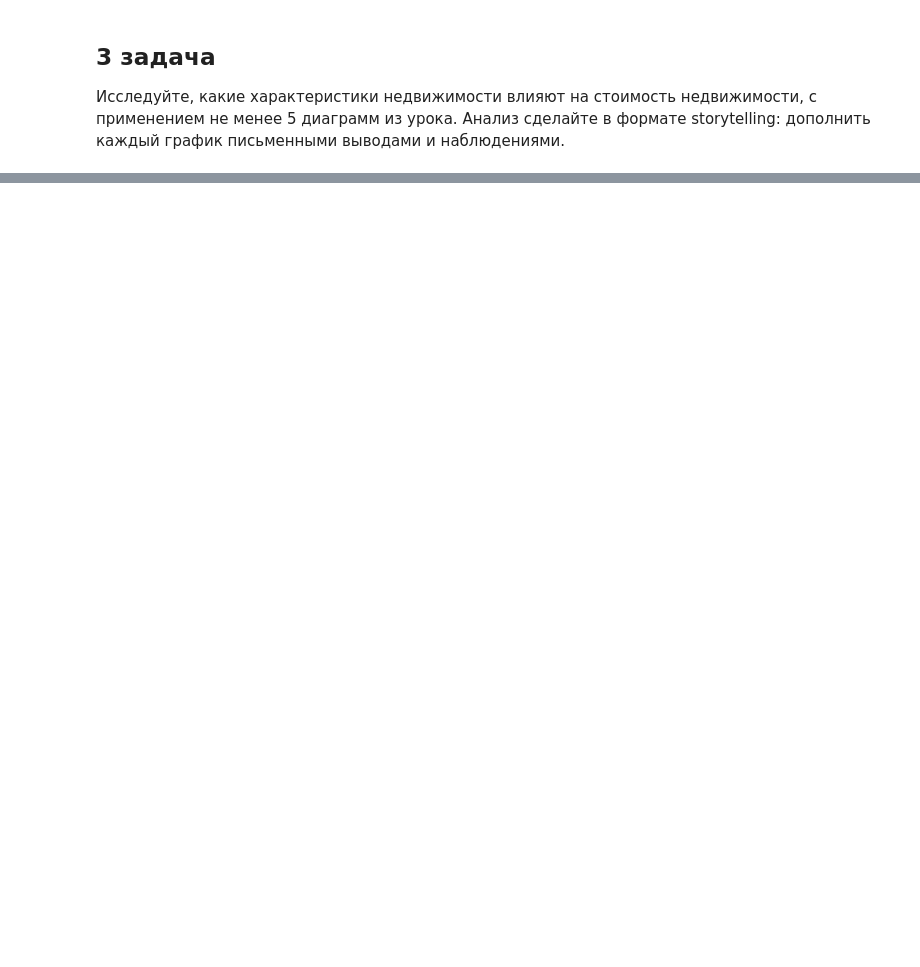
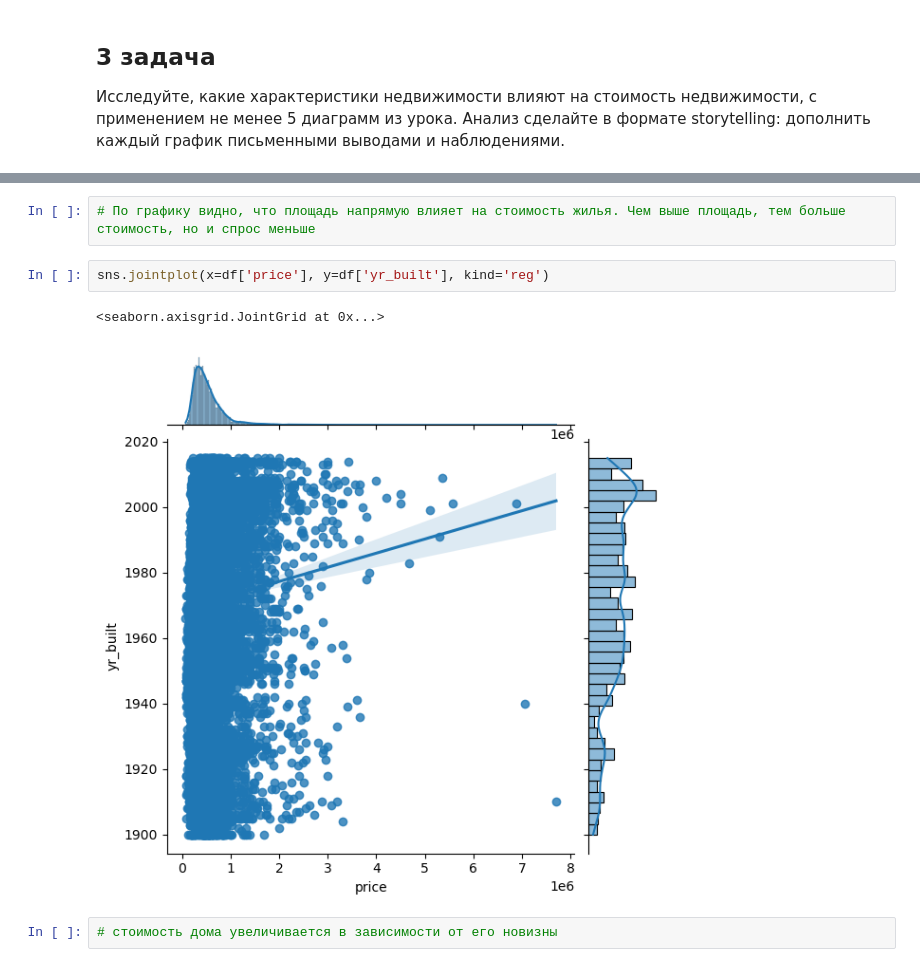
Before and after one commit to Svetabtr/Homework_Python-Jupyter, a Jupyter notebook: HW_4.ipynb, the cells around one changed output, grey strips where cells are left out. Drawn from its saved outputs; the diff is of its cells as text; blank space fills up the shorter version.

```diff
--- a/HW_4.ipynb
+++ b/HW_4.ipynb
@@ -112,0 +117,9 @@ Text(0.5, 1.0, 'Состояние домов')
+# %%
+# По графику видно, что площадь напрямую влияет на стоимость жилья. Чем выше площадь, тем больше стоимость, но и спрос меньше
+# %%
+sns.jointplot(x=df['price'], y=df['yr_built'], kind='reg')
+# %% [output]
+<seaborn.axisgrid.JointGrid at 0x...>
+[figure, added]
+# %%
+# стоимость дома увеличивается в зависимости от его новизны
```
Also changed, not shown: parts of 10 cells of this notebook.
